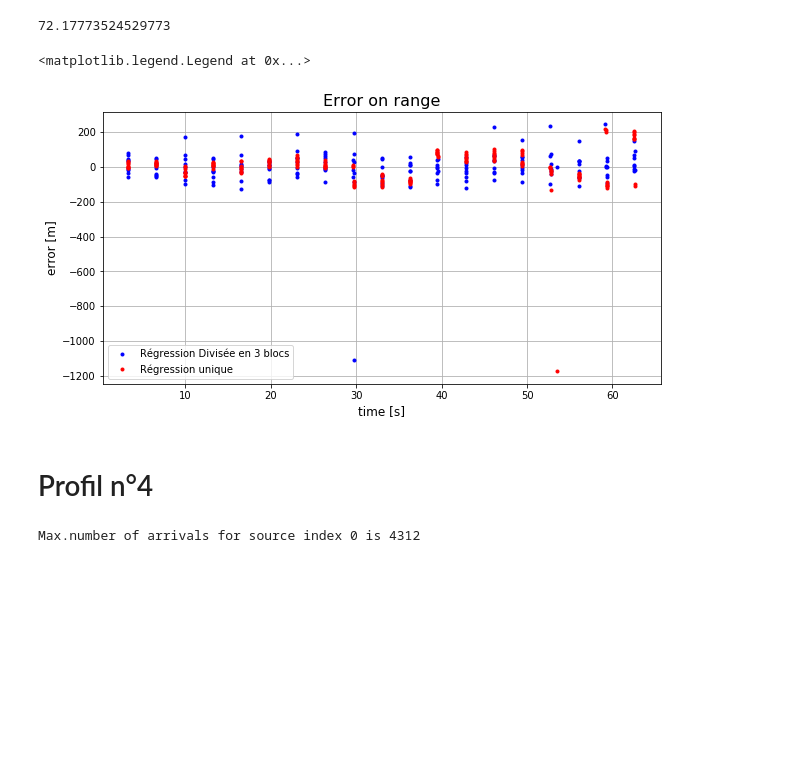
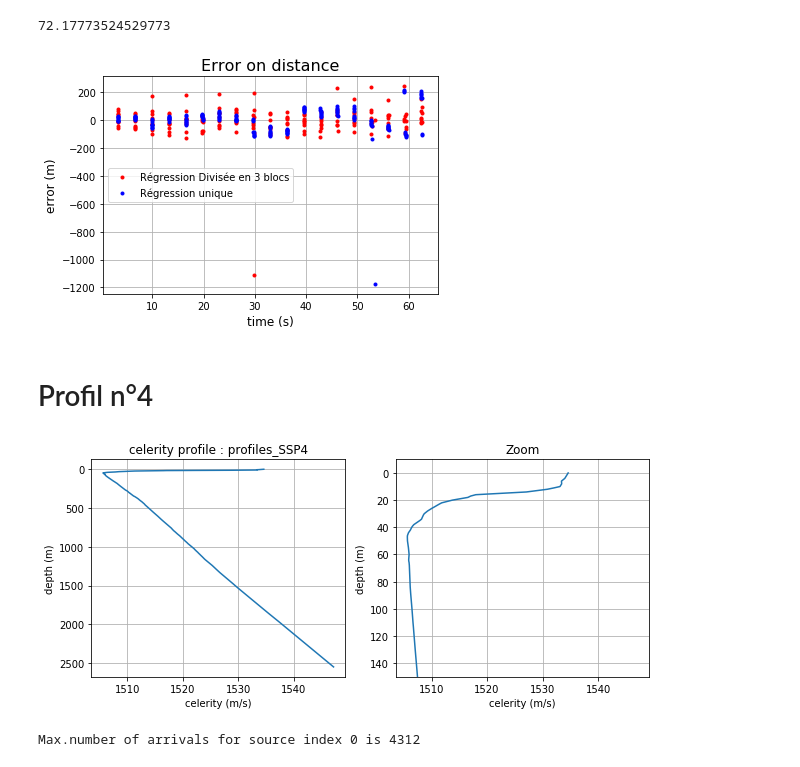
Before and after one commit to ponchama/Cognac_Acoustique, a Jupyter notebook: Bellhop/Partie5_methode_detection/Untitled.ipynb, the cells around one changed output. Drawn from its saved outputs; the diff is of its cells as text; code cells hidden in the pictures; blank space fills up the shorter version.

Commit message:
méthodes de détection suivant les profils - minor updates

```diff
--- a/Bellhop/Partie5_methode_detection/Untitled.ipynb
+++ b/Bellhop/Partie5_methode_detection/Untitled.ipynb
@@ -1373,21 +1550,28 @@ e_t
 72.17773524529773
 # %%
 ### error on range : real range - range from linear regression
-plt.figure(figsize=(10,5))
-plt.plot(Time, Diff3_tot, 'b.', label='Régression Divisée en 3 blocs')
-plt.plot(Time, Diff_tot, 'r.', label='Régression unique')
-plt.title('Error on range',fontsize=16)
-plt.xlabel('time [s]',fontsize=12)
-plt.ylabel('error [m]',fontsize=12)
+plt.figure()
+plt.plot(Time, Diff3_tot, 'r.', label='Régression Divisée en 3 blocs')
+plt.plot(Time, Diff_tot, 'b.', label='Régression unique')
+plt.title('Error on distance',fontsize=16)
+plt.xlabel('time (s)',fontsize=12)
+plt.ylabel('error (m)',fontsize=12)
 plt.grid()
 plt.legend()
+
+plt.savefig('erreur_med3', dpi=100)
 # %% [output]
-<matplotlib.legend.Legend at 0x...>
-[figure, old version]
+[figure, new version]
 # %%
 ### Seulement le réfléchi fond qui entraîne une erreur de 1100m...
 # %% [markdown]
 # Profil n°4
+# %%
+issp=3
+s.plotssp('mediterrannee', Issp=issp)
+plt.savefig('profile_med4', dpi=100)
+# %% [output]
+[figure, added]
 # %%
 ### Creat .env file
 
```
Also changed, not shown: parts of 47 cells of this notebook.
